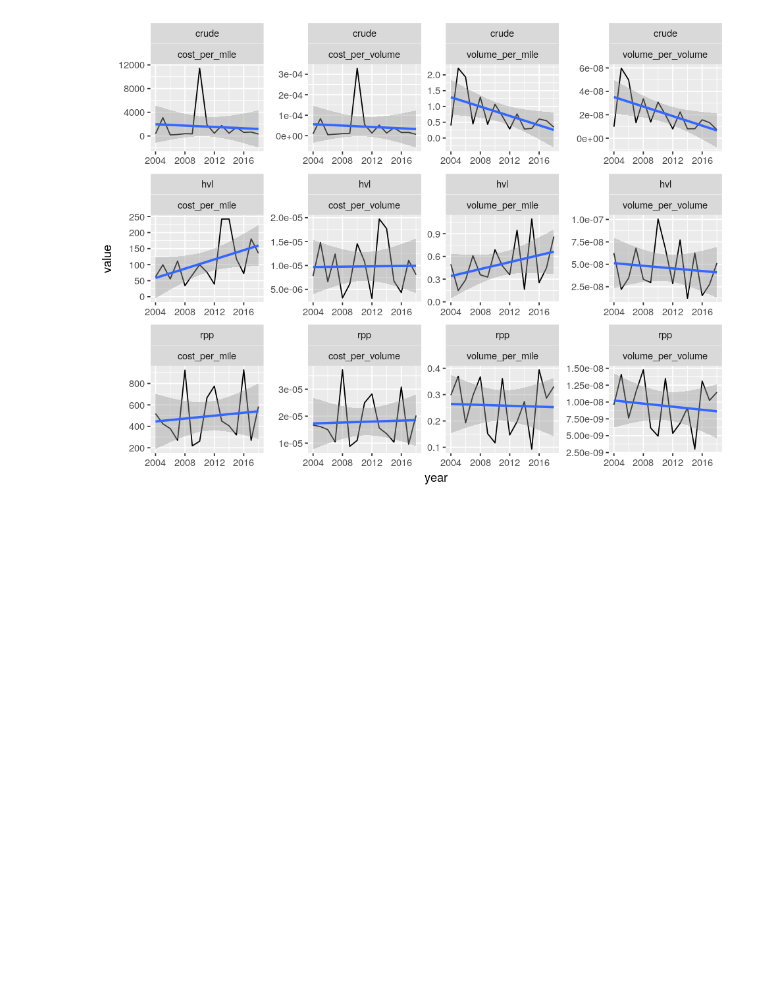
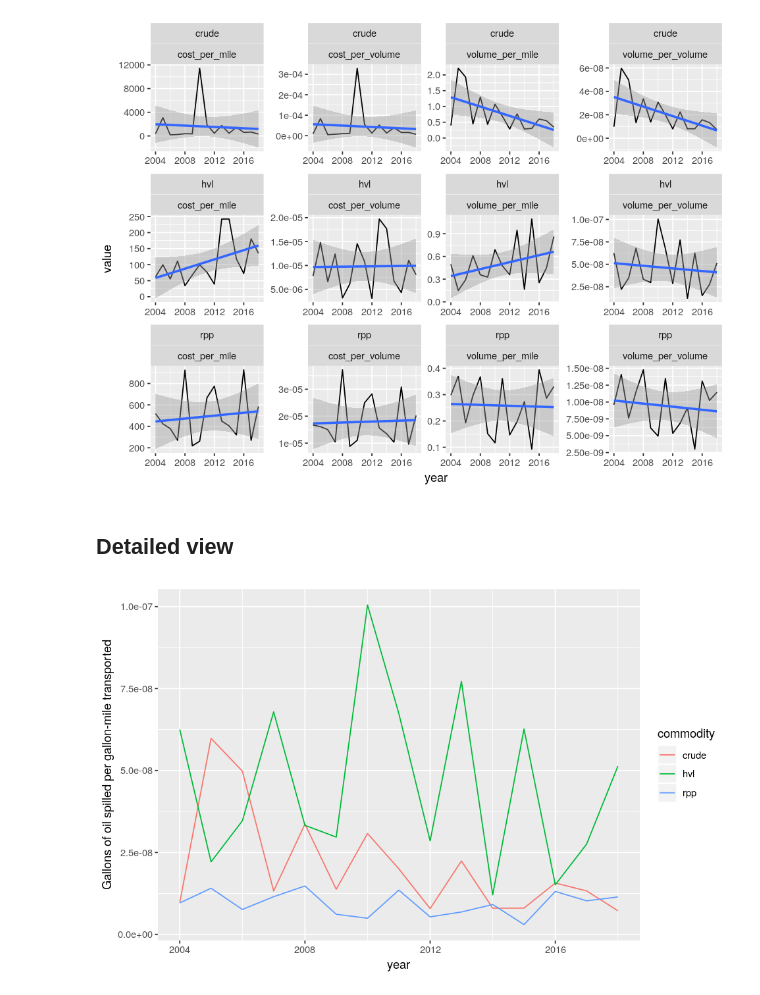
Before and after one commit to julianbarg/spills, a Jupyter notebook: presentations/rpm_2020-03-xx/rpm_2020-03-xx.ipynb, the cells around one changed output. Drawn from its saved outputs; the diff is of its cells as text; code cells hidden in the pictures; blank space fills up the shorter version.

Commit message:
Added detailed view.

```diff
--- a/presentations/rpm_2020-03-xx/rpm_2020-03-xx.ipynb
+++ b/presentations/rpm_2020-03-xx/rpm_2020-03-xx.ipynb
@@ -188,3 +188,5 @@ options(repr.plot.width=8, repr.plot.height=6)
 standardized
 # %% [output]
 [figure]
+# %% [markdown]
+## Detailed view
@@ -190,0 +195,8 @@ standardized
+# %%
+pipelines_y_c %>%
+    filter(variable == "volume_per_volume") %>%
+    ggplot(aes(x=year, y=value, color=commodity)) +
+        geom_line() +
+        labs(y = "Gallons of oil spilled per gallon-mile transported")
+# %% [output]
+[figure, added]
```
Also changed, not shown: parts of 3 cells of this notebook, 2 other files.
